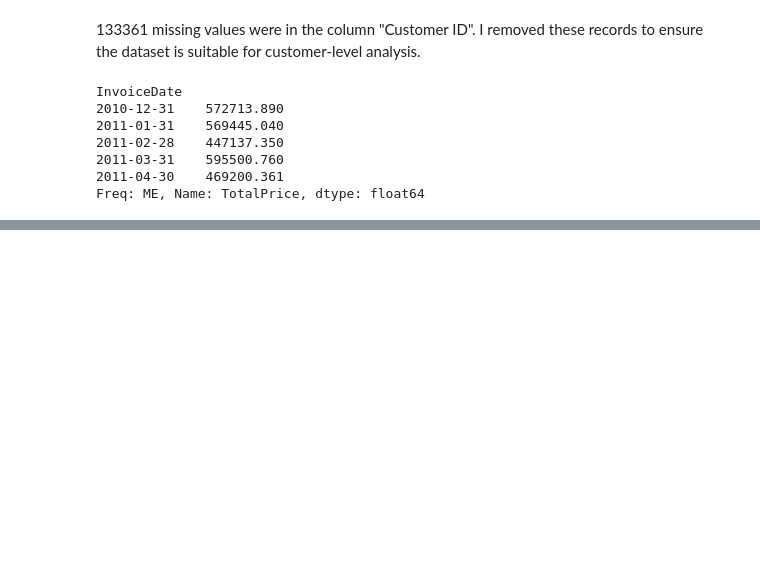
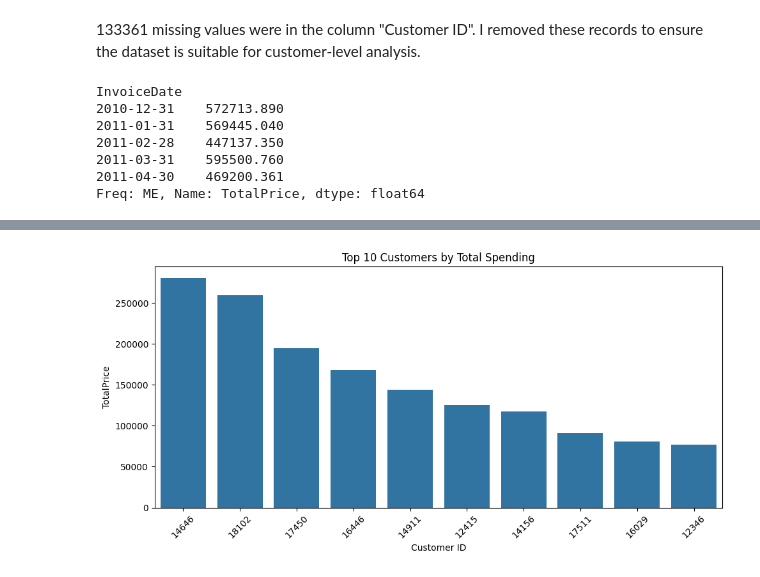
Before and after one commit to Yingblds/30Day-Reboot, a Jupyter notebook: ecommerce_sales_analysis/notebook/ecommerce_analysis_practice.ipynb, the cells around one changed output, grey strips where cells are left out. Cells and saved outputs as stored; diff of their text form; code cells hidden in the pictures; blank space fills up the shorter version.

```diff
--- a/ecommerce_sales_analysis/notebook/ecommerce_analysis_practice.ipynb
+++ b/ecommerce_sales_analysis/notebook/ecommerce_analysis_practice.ipynb
@@ -273,0 +321,6 @@ print("图表已保存为 monthly_sales.png")
+# %%
+# Customer Analysis
+
+# Top Customer
+top_customers = df_sales.groupby("Customer ID")["TotalPrice"].sum().sort_values(ascending=False).head(10)
+top_customers
@@ -273,0 +340,12 @@ print("图表已保存为 monthly_sales.png")
+# %%
+top_customers_df = top_customers.reset_index()
+
+plt.figure(figsize=(10, 5))
+sns.barplot(x="Customer ID", y="TotalPrice", data=top_customers_df)
+plt.xticks(rotation=45)
+plt.title("Top 10 Customers by Total Spending")
+plt.tight_layout()
+
+#plt.savefig("top_customers.png")
+# %% [output]
+[figure, added]
```
Also changed, not shown: parts of 39 cells of this notebook.
